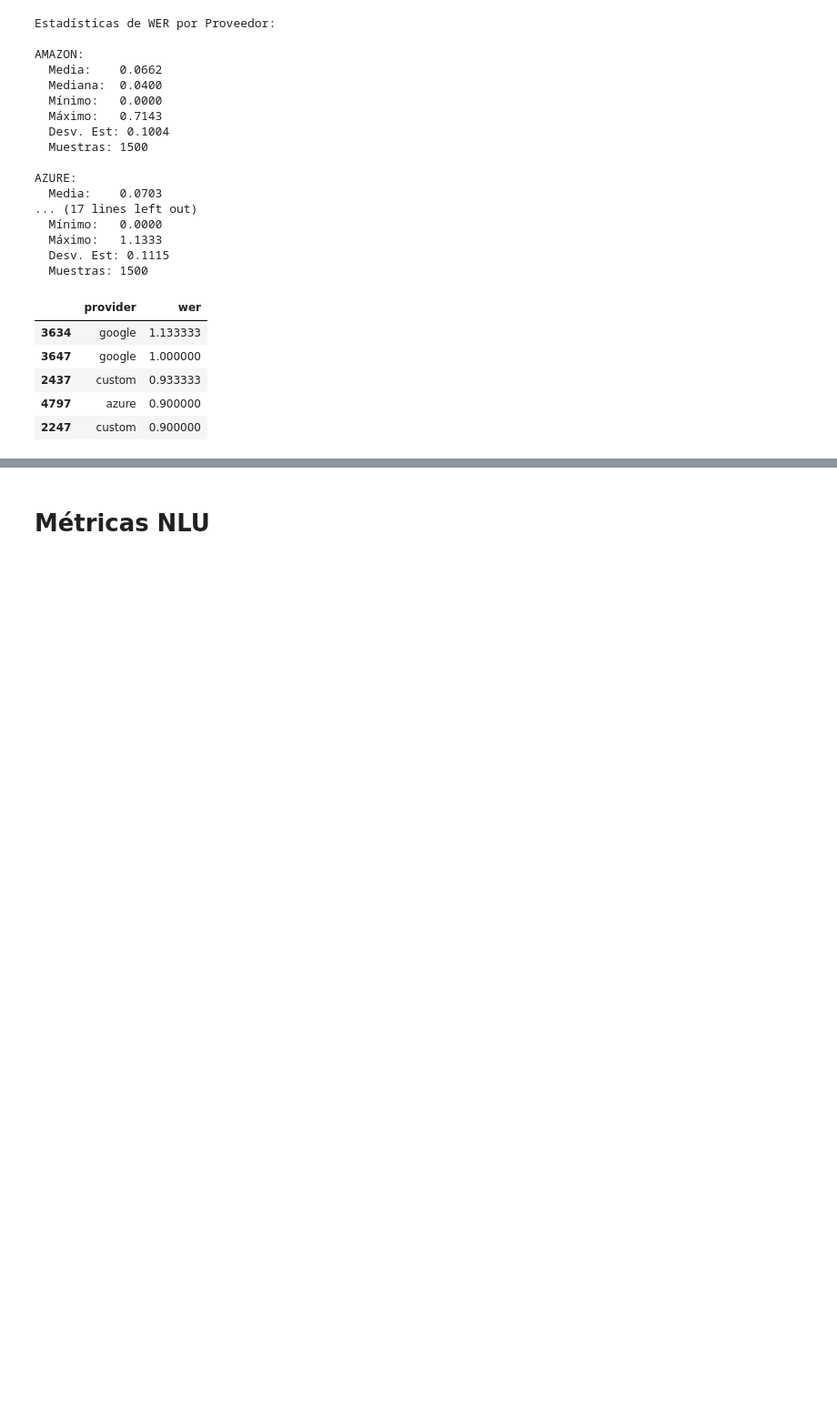
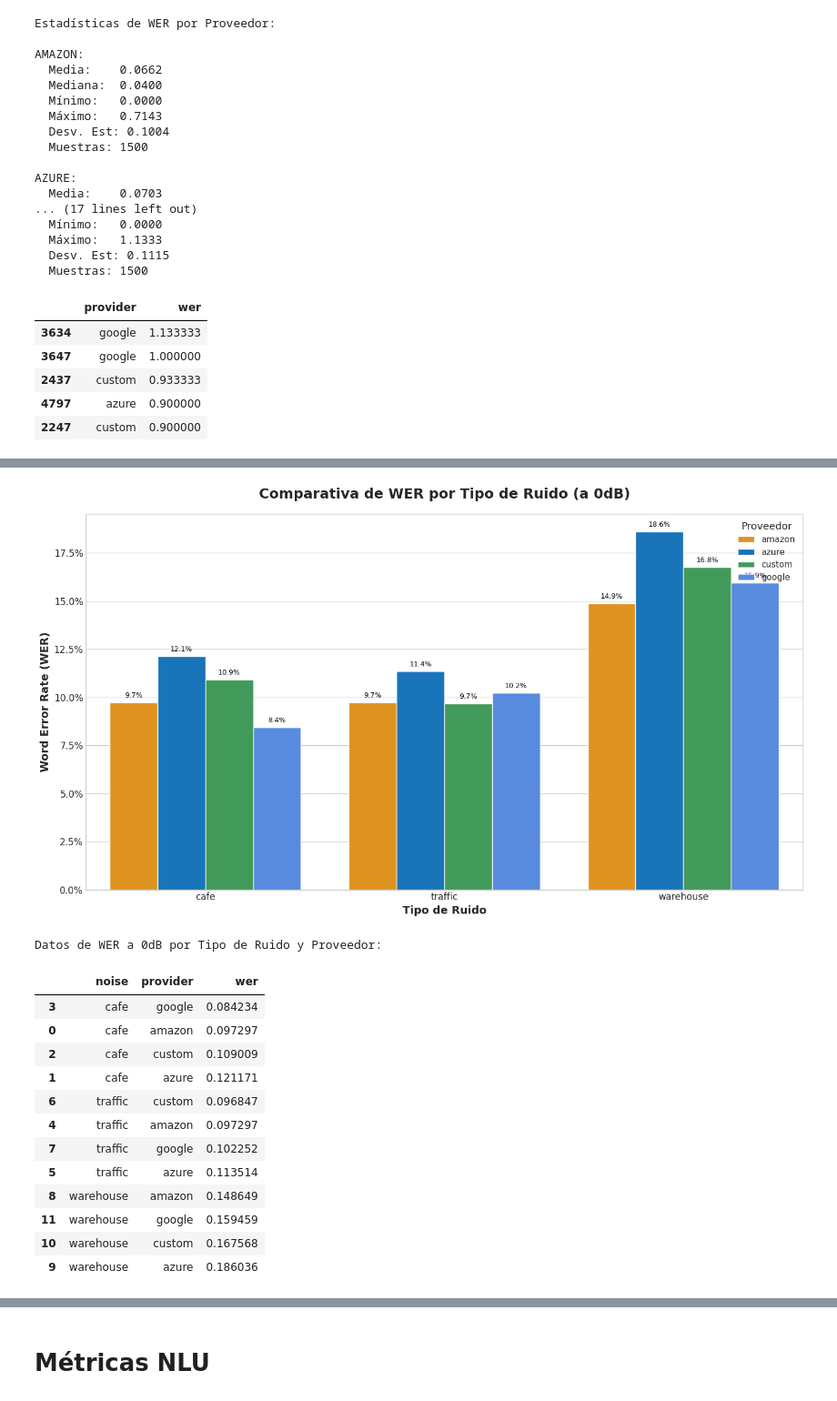
Before and after one commit to agomezb/ASR-Comparative, a Jupyter notebook: analisis.ipynb, the cells around one changed output, grey strips where cells are left out. Shown: that part at 91% size. Cells and saved outputs as stored; diff of their text form; code cells hidden in the pictures; blank space fills up the shorter version.

```diff
--- a/analisis.ipynb
+++ b/analisis.ipynb
@@ -293,0 +330,75 @@ for provider in providers:
+# %%
+import matplotlib.pyplot as plt
+import seaborn as sns
+import pandas as pd
+from matplotlib.ticker import PercentFormatter
+
+# 1. Filtrar los datos para el nivel de ruido más bajo (0dB)
+df_0db = df_wer[df_wer['snr_normalized'] == '0dB'].copy()
+
+# 2. Calcular el WER agregado por tipo de ruido y proveedor
+# Es crucial volver a calcular el WER para los grupos, no promediar el WER de las filas.
+wer_by_noise = df_0db.groupby(['noise', 'provider']).agg(
+    total_errors=('errors', 'sum'),
+    total_reference_words=('reference_words', 'sum')
+).reset_index()
+
+# Calcular el WER correcto para cada grupo
+wer_by_noise['wer'] = (wer_by_noise['total_errors'] / wer_by_noise['total_reference_words'])
+
+# 3. Crear el gráfico de barras agrupadas
+plt.style.use('seaborn-v0_8-whitegrid')
+fig, ax = plt.subplots(figsize=(14, 8))
+
+sns.barplot(data=wer_by_noise, x='noise', y='wer', hue='provider', ax=ax,
+            palette={'google': '#4285F4', 'azure': '#0078D4', 'amazon': '#FF9900', 'custom': '#34A853'})
+
+# 4. Formatear y embellecer el gráfico
+ax.set_title('Comparativa de WER por Tipo de Ruido (a 0dB)', fontsize=18, fontweight='bold', pad=20)
+ax.set_xlabel('Tipo de Ruido', fontsize=14, fontweight='bold')
+ax.set_ylabel('Word Error Rate (WER)', fontsize=14, fontweight='bold')
+
+# Formatear el eje Y como porcentaje
+ax.yaxis.set_major_formatter(PercentFormatter(1.0))
+
+# Ajustar la leyenda
+ax.legend(title='Proveedor', title_fontsize='13', fontsize='11', loc='upper right')
+
+# Mejorar la legibilidad de las etiquetas del eje X
+plt.xticks(rotation=0, ha='center', fontsize=12)
+plt.yticks(fontsize=12)
+
+# Añadir valores en la parte superior de cada barra para mayor claridad
+for p in ax.patches:
+    # Solo anotar si la barra tiene una altura mayor a cero para evitar artefactos
+    if p.get_height() > 0:
+        ax.annotate(f'{p.get_height():.1%}',
+                    (p.get_x() + p.get_width() / 2., p.get_height()),
+                    ha='center', va='center',
+                    xytext=(0, 9),
+                    textcoords='offset points',
+                    fontsize=9,
+                    color='black')
+
+plt.tight_layout()
+plt.show()
+
+# Opcional: Mostrar la tabla de datos utilizada para el gráfico
+print("Datos de WER a 0dB por Tipo de Ruido y Proveedor:")
+display(wer_by_noise[['noise', 'provider', 'wer']].sort_values(by=['noise', 'wer']))
+# %% [output]
+[figure, added]
+Datos de WER a 0dB por Tipo de Ruido y Proveedor:
+|  | noise | provider | wer |
+| 3 | cafe | google | 0.084234 |
+| 0 | cafe | amazon | 0.097297 |
+| 2 | cafe | custom | 0.109009 |
+| 1 | cafe | azure | 0.121171 |
+| 6 | traffic | custom | 0.096847 |
+| 4 | traffic | amazon | 0.097297 |
+| 7 | traffic | google | 0.102252 |
+| 5 | traffic | azure | 0.113514 |
+| 8 | warehouse | amazon | 0.148649 |
+| 11 | warehouse | google | 0.159459 |
+| 10 | warehouse | custom | 0.167568 |
+| 9 | warehouse | azure | 0.186036 |
```
Also changed, not shown: parts of 5 cells of this notebook.
